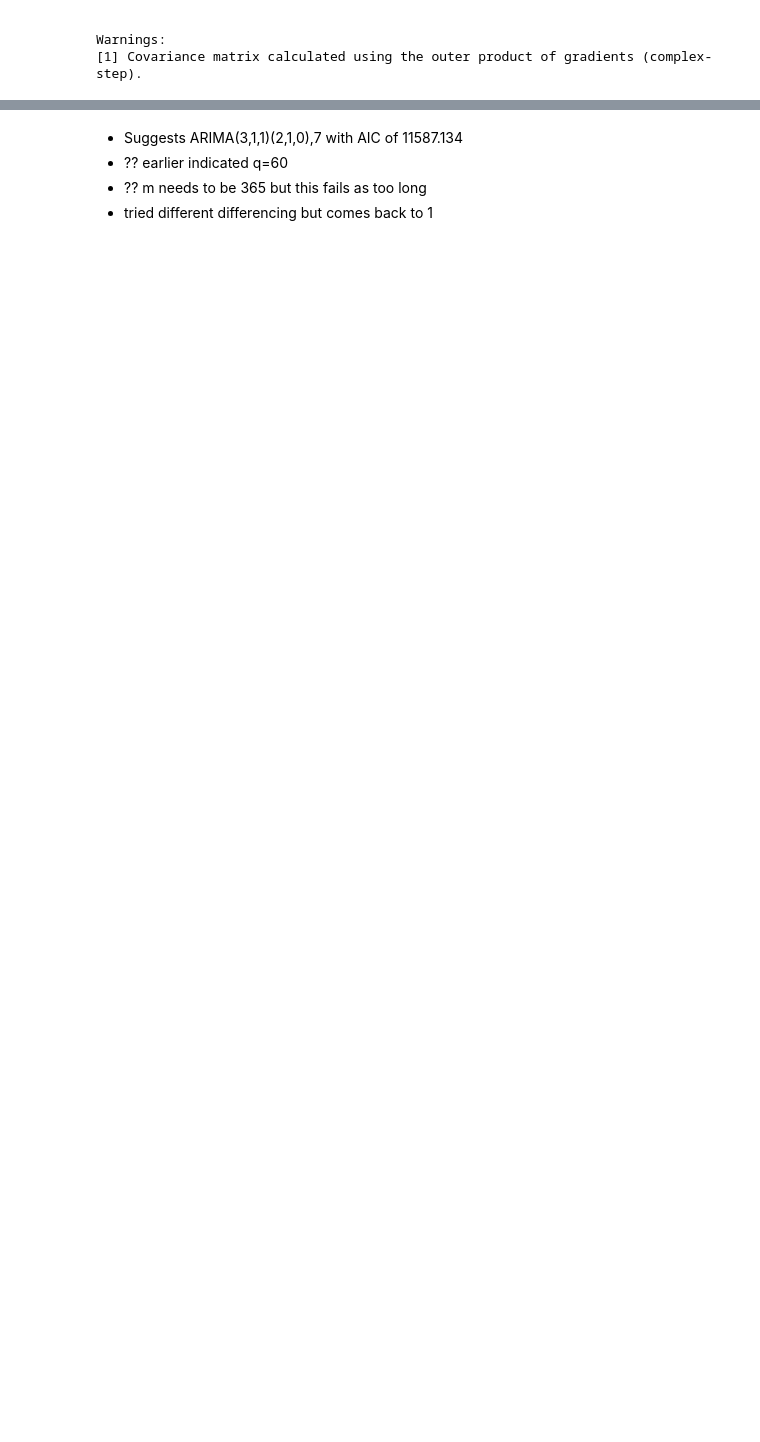
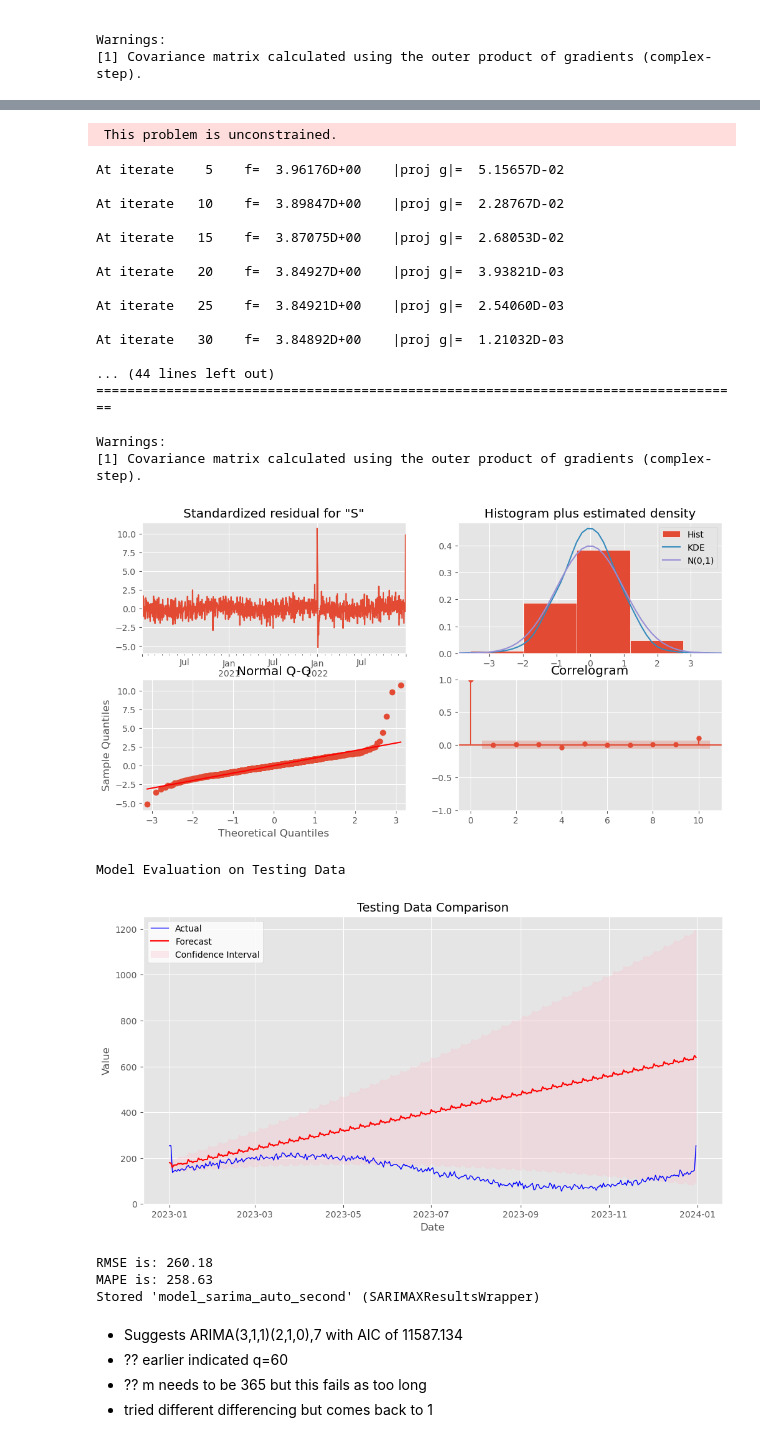
Before and after one commit to StuartG24/Travel_Co_Analysis, a Jupyter notebook: Notebooks_Data_Analysis/SARIMA_Model_Create.ipynb, the cells around one changed output, grey strips where cells are left out. Drawn from its saved outputs; the diff is of its cells as text; code cells hidden in the pictures; blank space fills up the shorter version.

Commit message:
SARIM generation 'finished'

```diff
--- a/Notebooks_Data_Analysis/SARIMA_Model_Create.ipynb
+++ b/Notebooks_Data_Analysis/SARIMA_Model_Create.ipynb
@@ -370,5 +382,9 @@ print(test.summary())
 # %%
 # Determine the SARIMA Model - Using Auto Arima
+
+# Get the separately created training & testing datasets for SARIMA model creation
+%store -r training_data
+%store -r testing_data
 
 auto_model = pm.auto_arima(
     training_data,
@@ -386,3 +402,14 @@ auto_model = pm.auto_arima(
 )
 
 print(auto_model.summary())
+
+# Get the preferred order parameters, manually create a SARIMAX model
+# Just so that the residuals analysis etc can be done in the same way as pure manual
+order = auto_model.order
+seasonal_order = auto_model.seasonal_order
+model_sarima_auto_second = create_model_SARIMA_manual(order, seasonal_order,
+                                               training_data, testing_data)
+
+# Store the model
+%store model_sarima_auto_second
+# %% [output]
@@ -389,3 +433,27 @@ print(auto_model.summary())
+ This problem is unconstrained.
+At iterate    5    f=  3.96176D+00    |proj g|=  5.15657D-02
+
+At iterate   10    f=  3.89847D+00    |proj g|=  2.28767D-02
+
+At iterate   15    f=  3.87075D+00    |proj g|=  2.68053D-02
+
+At iterate   20    f=  3.84927D+00    |proj g|=  3.93821D-03
+
+At iterate   25    f=  3.84921D+00    |proj g|=  2.54060D-03
+
+At iterate   30    f=  3.84892D+00    |proj g|=  1.21032D-03
+
+... (44 lines left out)
+===================================================================================
+
+Warnings:
+[1] Covariance matrix calculated using the outer product of gradients (complex-step).
+[figure, added]
+Model Evaluation on Testing Data
+[figure, added]
+RMSE is: 260.18
+MAPE is: 258.63
+Stored 'model_sarima_auto_second' (SARIMAXResultsWrapper)
 # %% [markdown]
 - Suggests ARIMA(3,1,1)(2,1,0),7 with AIC of 11587.134
 - ?? earlier indicated q=60
```
Also changed, not shown: parts of 8 cells of this notebook.
